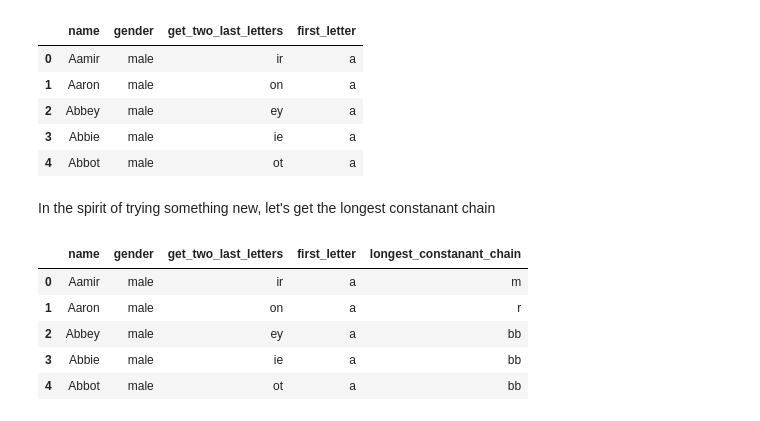
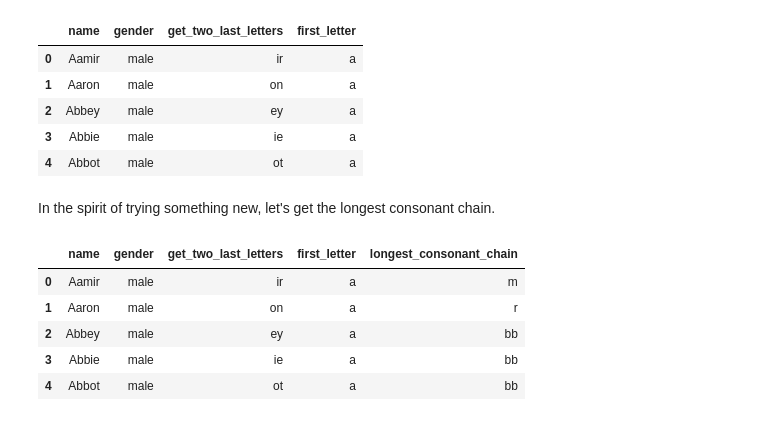
Before and after one commit to naomibuell/DATA620, a Jupyter notebook: project-3/project-3.ipynb, the cells around one changed output. Saved outputs shown, nothing was run; the diff lists cells and outputs as text; code cells hidden in the pictures.

```diff
--- a/project-3/project-3.ipynb
+++ b/project-3/project-3.ipynb
@@ -253,7 +343,8 @@ def train_nltk_classifiers(training_data):
 
 first_round_bathroom_classifiers = train_nltk_classifiers(train_nltk_data)
 
+print("\n--- Evaluating on dev-test set ---")
 for name, classifier in first_round_bathroom_classifiers.items():
-    accuracy = nltk.classify.accuracy(classifier, test_nltk_data)
-    print(f"{name} Accuracy: {accuracy:.4f}")
+    accuracy = nltk.classify.accuracy(classifier, devtest_nltk_data)
+    print(f"{name} Dev-Test Accuracy: {accuracy * 100:.2f}%")
 # %% [output]
@@ -292,4 +384,4 @@ First we saw taht the numeric columns we assumed might be useful weren't very in
 # %%
-names_df = names_df.drop(columns = ['vowel_proportion', 'first_last_letter', 'longest_run_of_vowels'], errors='ignore')
-names_df.head()
+iteration_2_df = feature_names_df.drop(columns = ['vowel_proportion', 'first_last_letter', 'longest_run_of_vowels'], errors='ignore')
+iteration_2_df.head()
 # %% [output]
@@ -302,9 +394,9 @@ names_df.head()
 # %% [markdown]
 For a new set of features, we'll use the first letter of the word and we'll also add in the length of the name as a feature. For the new numeric value, we'll also plot a histogram as we did before.
 # %%
-names_df['name_length'] = names_df['name'].apply(len)
-names_df['first_letter'] = names_df['name'].str[0].str.lower()
-names_df.head()
+iteration_2_df['name_length'] = iteration_2_df['name'].apply(len)
+iteration_2_df['first_letter'] = iteration_2_df['name'].str[0].str.lower()
+iteration_2_df.head()
 # %% [output]
 |  | name | gender | get_two_last_letters | name_length | first_letter |
 | 0 | Aamir | male | ir | 5 | a |
@@ -334,6 +448,6 @@ Name length doesn't seem to provide any information so we'll drop it from our da
 # %%
-names_df = names_df.drop(columns=['name_length'], errors='ignore')
-names_df.head()
+iteration_2_df = iteration_2_df.drop(columns=['name_length'], errors='ignore')
+iteration_2_df.head()
 # %% [output]
 |  | name | gender | get_two_last_letters | first_letter |
 | 0 | Aamir | male | ir | a |
@@ -342,41 +456,42 @@ names_df.head()
 | 3 | Abbie | male | ie | a |
 | 4 | Abbot | male | ot | a |
 # %% [markdown]
-In the spirit of trying something new, let's get the longest constanant chain
+In the spirit of trying something new, let's get the longest consonant chain.
 # %%
-def gimme_the_longest_constanant_chain(name: pd.Series) -> pd.Series:
+def gimme_the_longest_consonant_chain(name: pd.Series) -> pd.Series:
     if not isinstance(name, str):
         return '' # Return empty string for non-string input
 
     consonants = set('bcdfghjklmnpqrstvwxyz')
     name_lower = name.lower()
 
     max_chain_str = ""
     current_chain_str = ""
 
     for char in name_lower:
         if char.isalpha() and char in consonants:
             # Character is a consonant, append it to the current chain string
             current_chain_str += char
         else:
             # Character is a vowel, 'y', or non-alphabetic
             # Check if the current chain is the longest found so far
             if len(current_chain_str) > len(max_chain_str):
                 max_chain_str = current_chain_str
             # Reset the current chain string
             current_chain_str = ""
 
     # Important: Check one last time after the loop finishes
     # (in case the longest chain ends the string)
     if len(current_chain_str) > len(max_chain_str):
         max_chain_str = current_chain_str
 
     return max_chain_str
 
-names_df['longest_constanant_chain'] = names_df['name'].apply(gimme_the_longest_constanant_chain)
-names_df.head()
+iteration_3_df = iteration_2_df.copy()
+iteration_3_df['longest_consonant_chain'] = iteration_3_df['name'].apply(gimme_the_longest_consonant_chain)
+iteration_3_df.head()
 # %% [output]
-|  | name | gender | get_two_last_letters | first_letter | longest_constanant_chain |
+|  | name | gender | get_two_last_letters | first_letter | longest_consonant_chain |
 | 0 | Aamir | male | ir | a | m |
 | 1 | Aaron | male | on | a | r |
 | 2 | Abbey | male | ey | a | bb |
```
Also changed, not shown: parts of 29 cells of this notebook, 1 other file.
